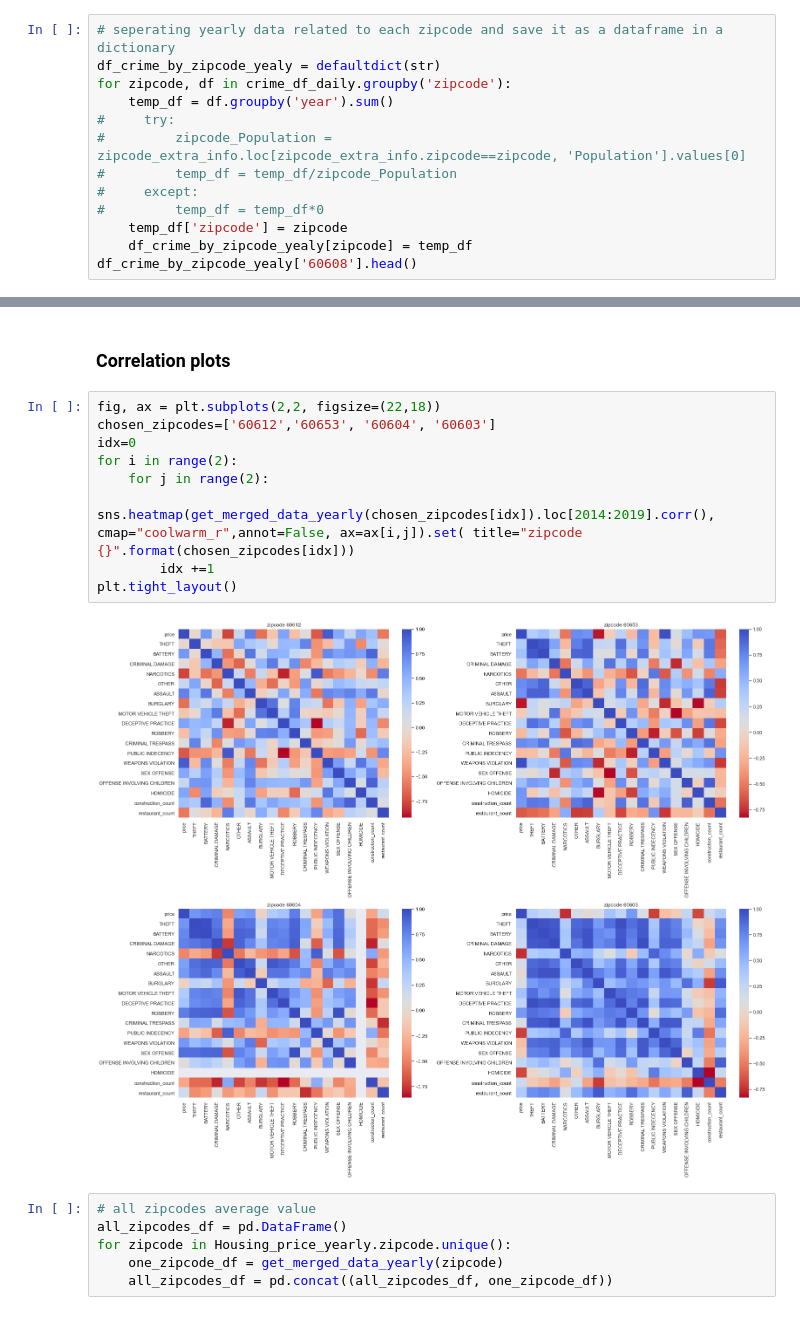
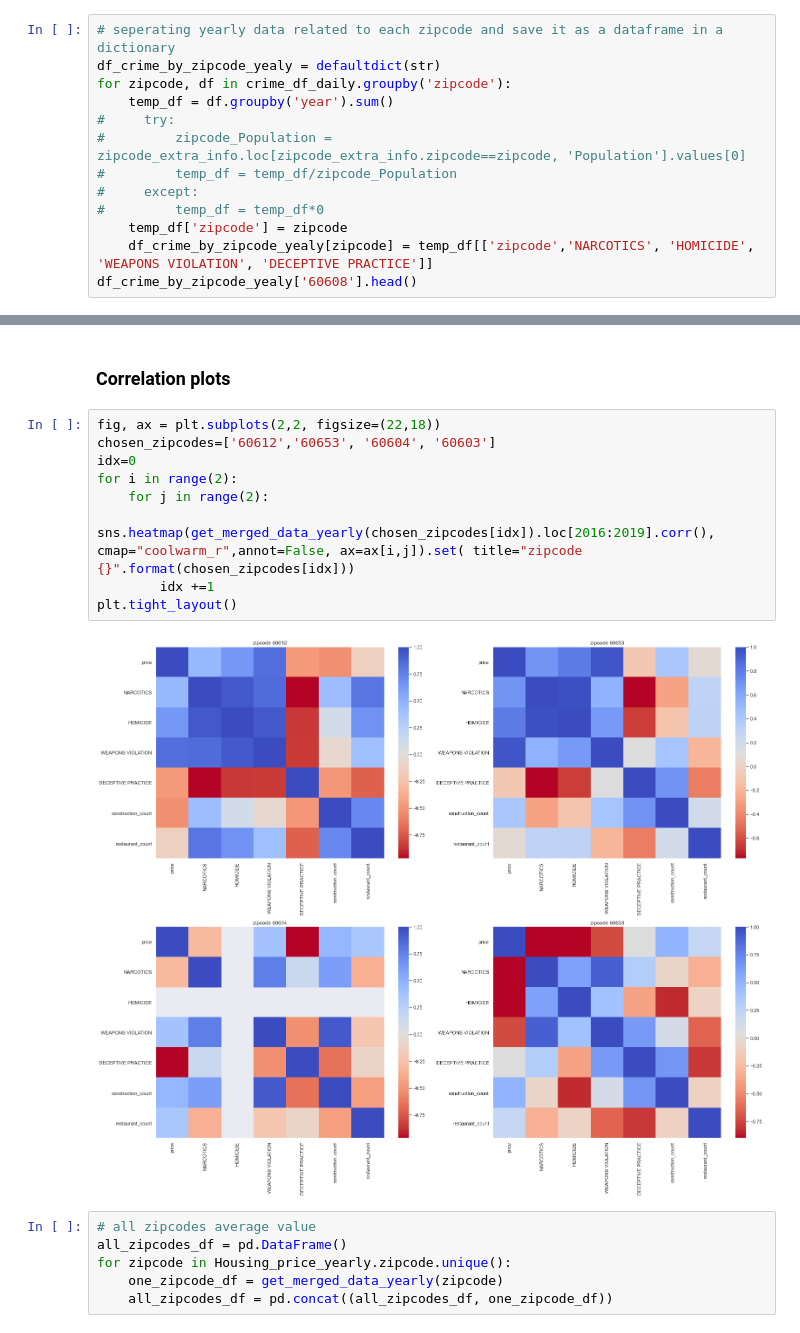
Before and after one commit to mandanah/capstone2, a Jupyter notebook: identify_up_and_coming_neighborhoods.ipynb, the cells around one changed output, grey strips where cells are left out. Saved outputs shown, nothing was run; the diff lists cells and outputs as text.

```diff
--- a/identify_up_and_coming_neighborhoods.ipynb
+++ b/identify_up_and_coming_neighborhoods.ipynb
@@ -959,6 +985,6 @@ for zipcode, df in crime_df_daily.groupby('zipcode'):
 #     except:
 #         temp_df = temp_df*0
     temp_df['zipcode'] = zipcode
-    df_crime_by_zipcode_yealy[zipcode] = temp_df
+    df_crime_by_zipcode_yealy[zipcode] = temp_df[['zipcode','NARCOTICS', 'HOMICIDE', 'WEAPONS VIOLATION', 'DECEPTIVE PRACTICE']]
 df_crime_by_zipcode_yealy['60608'].head()
 # %% [output]
@@ -1189,14 +1189,14 @@ plot_one_feature_price_relation()
 # %%
 fig, ax = plt.subplots(2,2, figsize=(22,18))
 chosen_zipcodes=['60612','60653', '60604', '60603']
 idx=0
 for i in range(2):
     for j in range(2):
-        sns.heatmap(get_merged_data_yearly(chosen_zipcodes[idx]).loc[2014:2019].corr(), cmap="coolwarm_r",annot=False, ax=ax[i,j]).set( title="zipcode {}".format(chosen_zipcodes[idx]))
+        sns.heatmap(get_merged_data_yearly(chosen_zipcodes[idx]).loc[2016:2019].corr(), cmap="coolwarm_r",annot=False, ax=ax[i,j]).set( title="zipcode {}".format(chosen_zipcodes[idx]))
         idx +=1
 plt.tight_layout()
 # %% [output]
-[figure, old version]
+[figure, new version]
 # %%
 # all zipcodes average value
 all_zipcodes_df = pd.DataFrame()
```
Also changed, not shown: parts of 49 cells of this notebook.
